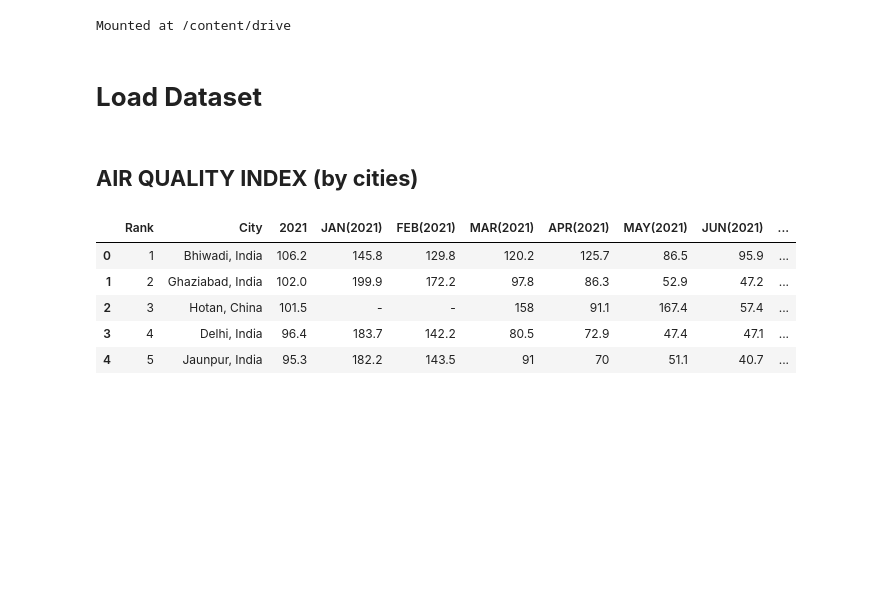
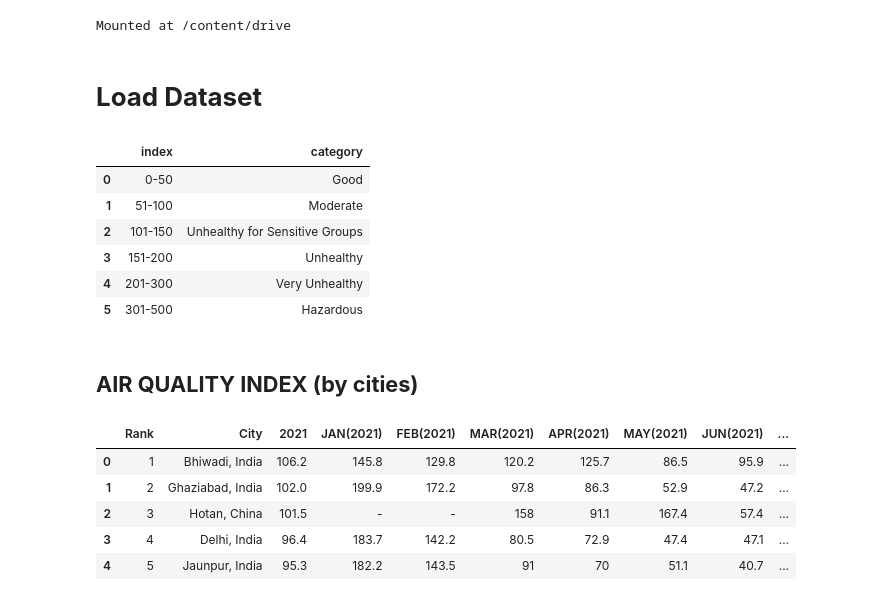
Before and after one commit to nurimammasri/Air-Quality-Index-Analysis-and-Correlation-Effect, a Jupyter notebook: 01. Most Polluted Cities and Countries (IQAir Index).ipynb, the cells around one changed output. Saved outputs shown, nothing was run; the diff lists cells and outputs as text; code cells hidden in the pictures; blank space fills up the shorter version.

```diff
--- a/01. Most Polluted Cities and Countries (IQAir Index).ipynb
+++ b/01. Most Polluted Cities and Countries (IQAir Index).ipynb
@@ -67,6 +67,20 @@ drive.mount('/content/drive')
 Mounted at /content/drive
 # %% [markdown]
 # **Load Dataset**
+# %%
+aqi = {
+    "index":["0-50", "51-100", "101-150", "151-200", "201-300", "301-500"],
+    "category":["Good","Moderate","Unhealthy for Sensitive Groups","Unhealthy","Very Unhealthy","Hazardous"]
+}
+pd.DataFrame(aqi)
+# %% [output]
+|  | index | category |
+| 0 | 0-50 | Good |
+| 1 | 51-100 | Moderate |
+| 2 | 101-150 | Unhealthy for Sensitive Groups |
+| 3 | 151-200 | Unhealthy |
+| 4 | 201-300 | Very Unhealthy |
+| 5 | 301-500 | Hazardous |
 # %% [markdown]
 ## **AIR QUALITY INDEX (by cities)**
 # %%
```
Also changed, not shown: parts of 8 cells of this notebook.
